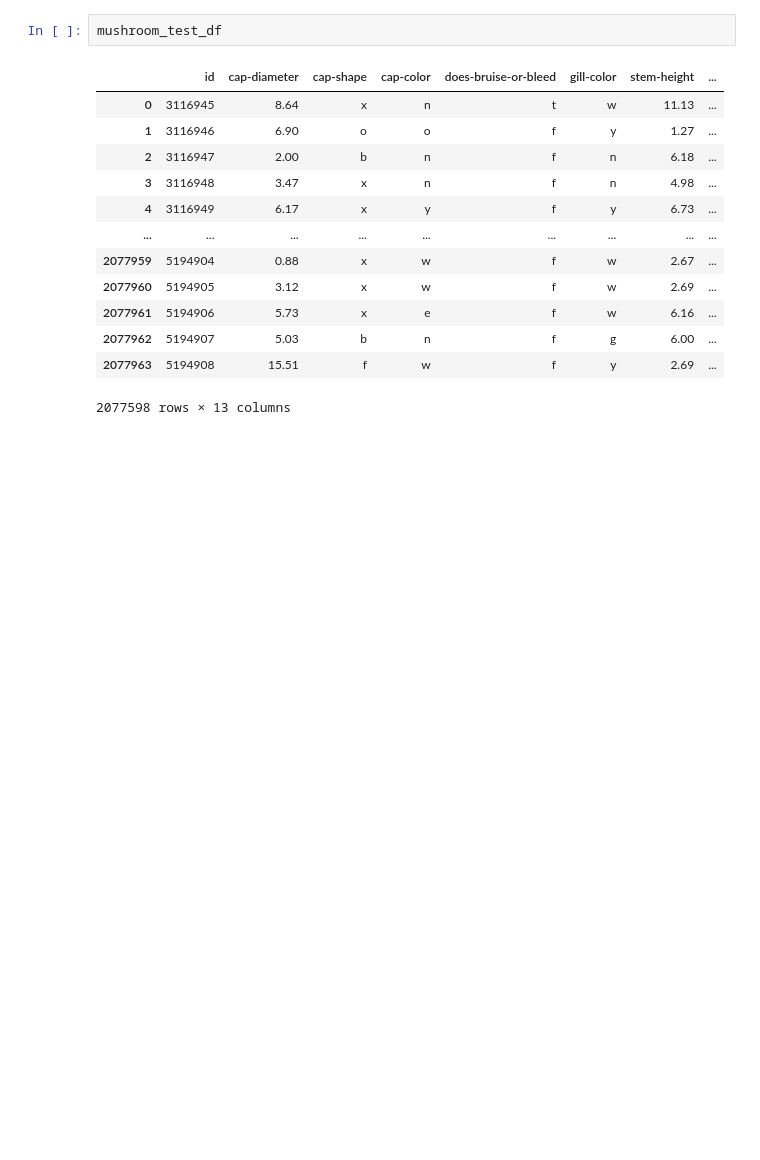
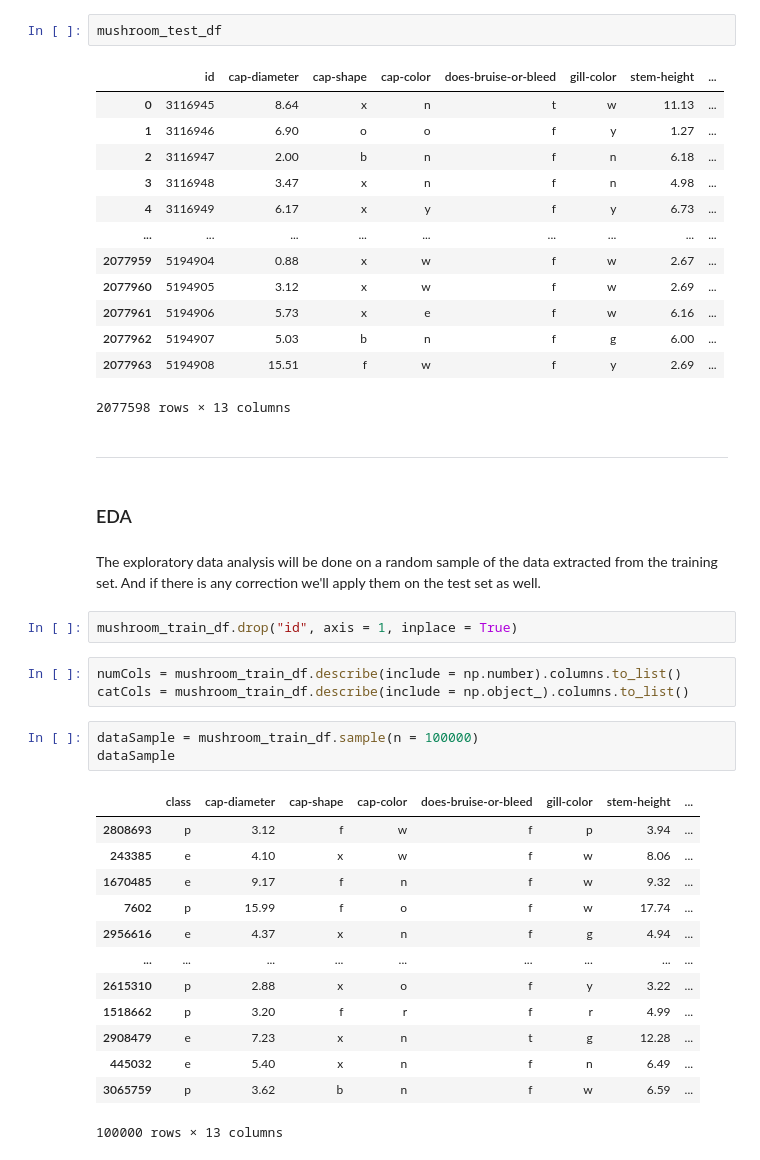
Before and after one commit to NabilAouidad/Poisonous-Mushroom-Prediction, a Jupyter notebook: EDA.ipynb, the cells around one changed output. Cells and saved outputs as stored; diff of their text form; blank space fills up the shorter version.

```diff
--- a/EDA.ipynb
+++ b/EDA.ipynb
@@ -467,3 +469,31 @@ mushroom_test_df
 | 2077962 | 5194907 | 5.03 | b | n | f | g | 6.00 | ... |
 | 2077963 | 5194908 | 15.51 | f | w | f | y | 2.69 | ... |
 2077598 rows × 13 columns
+# %% [markdown]
+----------------
+# %% [markdown]
+### EDA
+# %% [markdown]
+The exploratory data analysis will be done on a random sample of the data extracted from the training set. And if there is any correction we'll apply them on the test set as well.
+# %%
+mushroom_train_df.drop("id", axis = 1, inplace = True)
+# %%
+numCols = mushroom_train_df.describe(include = np.number).columns.to_list()
+catCols = mushroom_train_df.describe(include = np.object_).columns.to_list()
+# %%
+dataSample = mushroom_train_df.sample(n = 100000)
+dataSample
+# %% [output]
+|  | class | cap-diameter | cap-shape | cap-color | does-bruise-or-bleed | gill-color | stem-height | ... |
+| 2808693 | p | 3.12 | f | w | f | p | 3.94 | ... |
+| 243385 | e | 4.10 | x | w | f | w | 8.06 | ... |
+| 1670485 | e | 9.17 | f | n | f | w | 9.32 | ... |
+| 7602 | p | 15.99 | f | o | f | w | 17.74 | ... |
+| 2956616 | e | 4.37 | x | n | f | g | 4.94 | ... |
+| ... | ... | ... | ... | ... | ... | ... | ... | ... |
+| 2615310 | p | 2.88 | x | o | f | y | 3.22 | ... |
+| 1518662 | p | 3.20 | f | r | f | r | 4.99 | ... |
+| 2908479 | e | 7.23 | x | n | t | g | 12.28 | ... |
+| 445032 | e | 5.40 | x | n | f | n | 6.49 | ... |
+| 3065759 | p | 3.62 | b | n | f | w | 6.59 | ... |
+100000 rows × 13 columns
```
Also changed, not shown: parts of 12 cells of this notebook.
